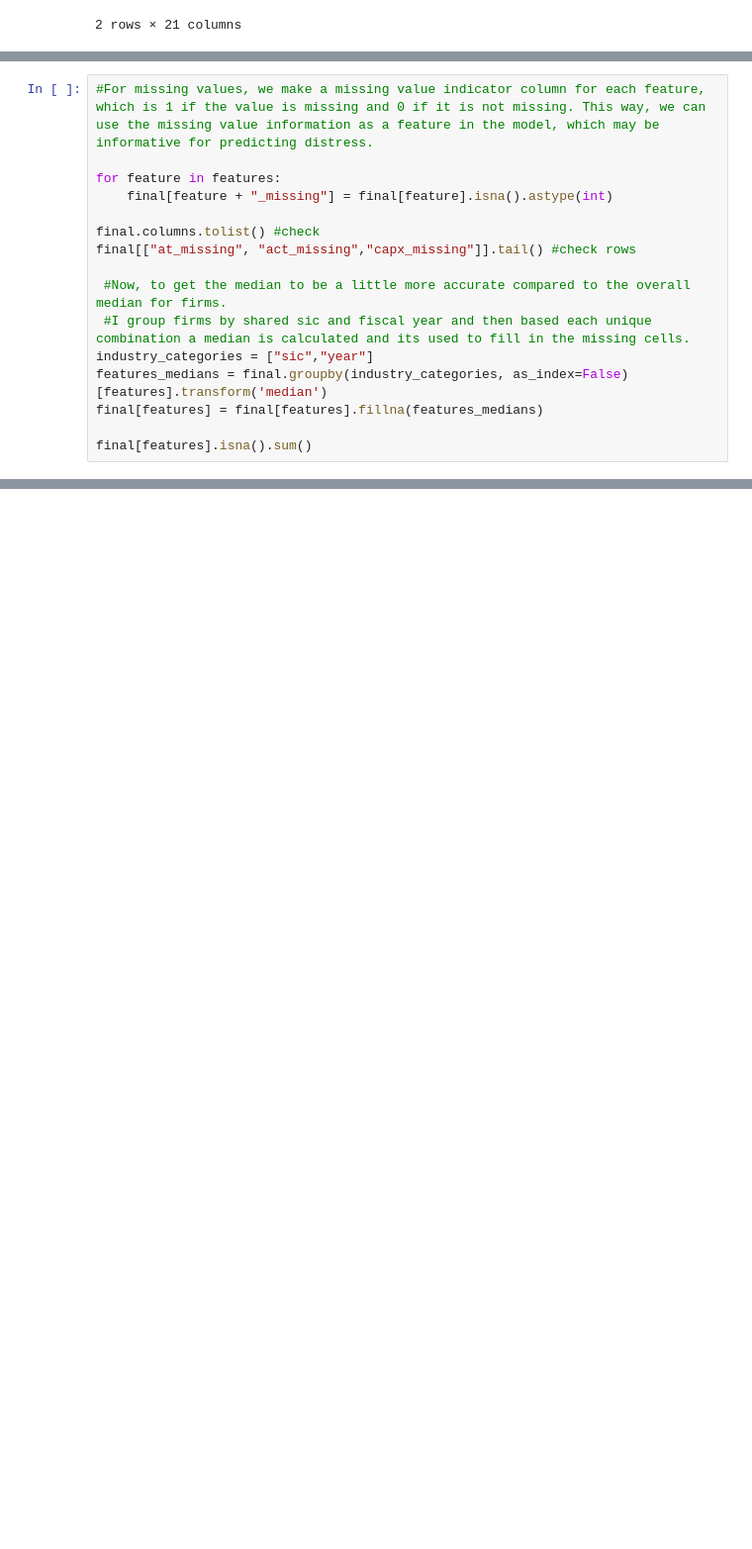
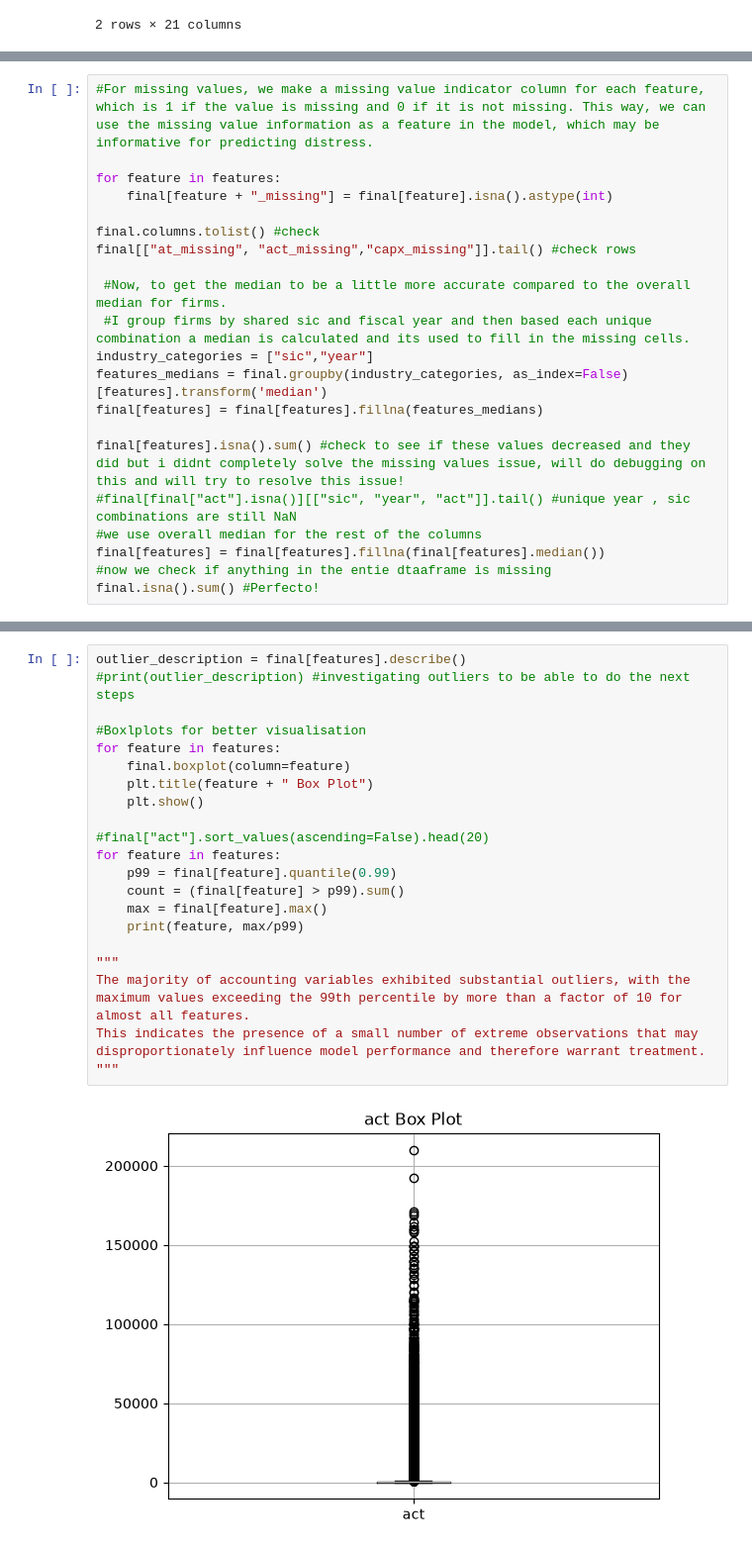
Before and after one commit to ThanaNassr/corporate-bankruptcy-prediction, a Jupyter notebook: analysis.ipynb, the cells around one changed output, grey strips where cells are left out. Shown at 99% size. Drawn from its saved outputs; the diff is of its cells as text; blank space fills up the shorter version.

```diff
--- a/analysis.ipynb
+++ b/analysis.ipynb
@@ -223,5 +226,10 @@ industry_categories = ["sic","year"]
 features_medians = final.groupby(industry_categories, as_index=False)[features].transform('median')
 final[features] = final[features].fillna(features_medians)
 
-final[features].isna().sum()
+final[features].isna().sum() #check to see if these values decreased and they did but i didnt completely solve the missing values issue, will do debugging on this and will try to resolve this issue!
+#final[final["act"].isna()][["sic", "year", "act"]].tail() #unique year , sic combinations are still NaN
+#we use overall median for the rest of the columns
+final[features] = final[features].fillna(final[features].median())
+#now we check if anything in the entie dtaaframe is missing
+final.isna().sum() #Perfecto!
 # %% [output]
@@ -244 +252,24 @@ mkvalt      170
 dtype: int64
+# %%
+outlier_description = final[features].describe()
+#print(outlier_description) #investigating outliers to be able to do the next steps
+
+#Boxlplots for better visualisation
+for feature in features:
+    final.boxplot(column=feature)
+    plt.title(feature + " Box Plot")
+    plt.show()
+
+#final["act"].sort_values(ascending=False).head(20)
+for feature in features:
+    p99 = final[feature].quantile(0.99)
+    count = (final[feature] > p99).sum()
+    max = final[feature].max()
+    print(feature, max/p99)
+
+"""
+The majority of accounting variables exhibited substantial outliers, with the maximum values exceeding the 99th percentile by more than a factor of 10 for almost all features.
+This indicates the presence of a small number of extreme observations that may disproportionately influence model performance and therefore warrant treatment.
+"""
+# %% [output]
+[figure, added]
```
Also changed, not shown: parts of 7 cells of this notebook.
